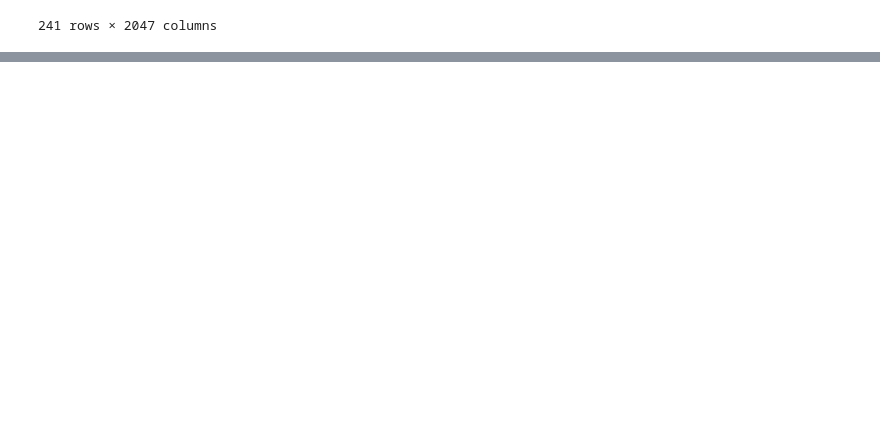
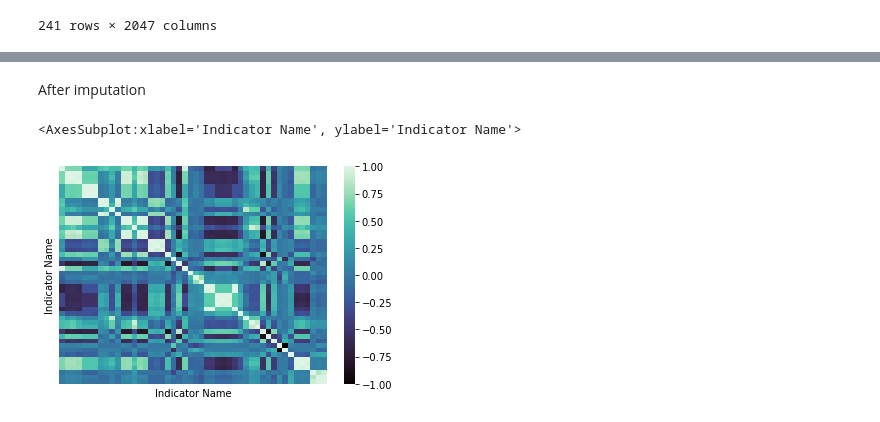
Before and after one commit to MDAIceland/WaterSecurity, a Jupyter notebook: unlabeled_preprocessing/prep_edstats.ipynb, the cells around one changed output, grey strips where cells are left out. Cells and saved outputs as stored; diff of their text form; code cells hidden in the pictures; blank space fills up the shorter version.

Commit message:
Edstat - better results with imputer and cleanup

```diff
--- a/unlabeled_preprocessing/prep_edstats.ipynb
+++ b/unlabeled_preprocessing/prep_edstats.ipynb
@@ -169,0 +216,2 @@ imputed_countryXindicator
+# %%
+imputed_countryXindicator_float = impute_df(countryXindicator_float, max_iter=100, verbose=2)
@@ -169,0 +284,8 @@ imputed_countryXindicator
+# %% [markdown]
+After imputation
+# %%
+corr_calc = imputed_countryXindicator_float.corr()
+sns.heatmap(corr_calc, vmin=-1, vmax=1, center=0, xticklabels=False, yticklabels=False, cmap='mako')
+# %% [output]
+<AxesSubplot:xlabel='Indicator Name', ylabel='Indicator Name'>
+[figure, added]
```
Also changed, not shown: parts of 39 cells of this notebook, 1 other file.
